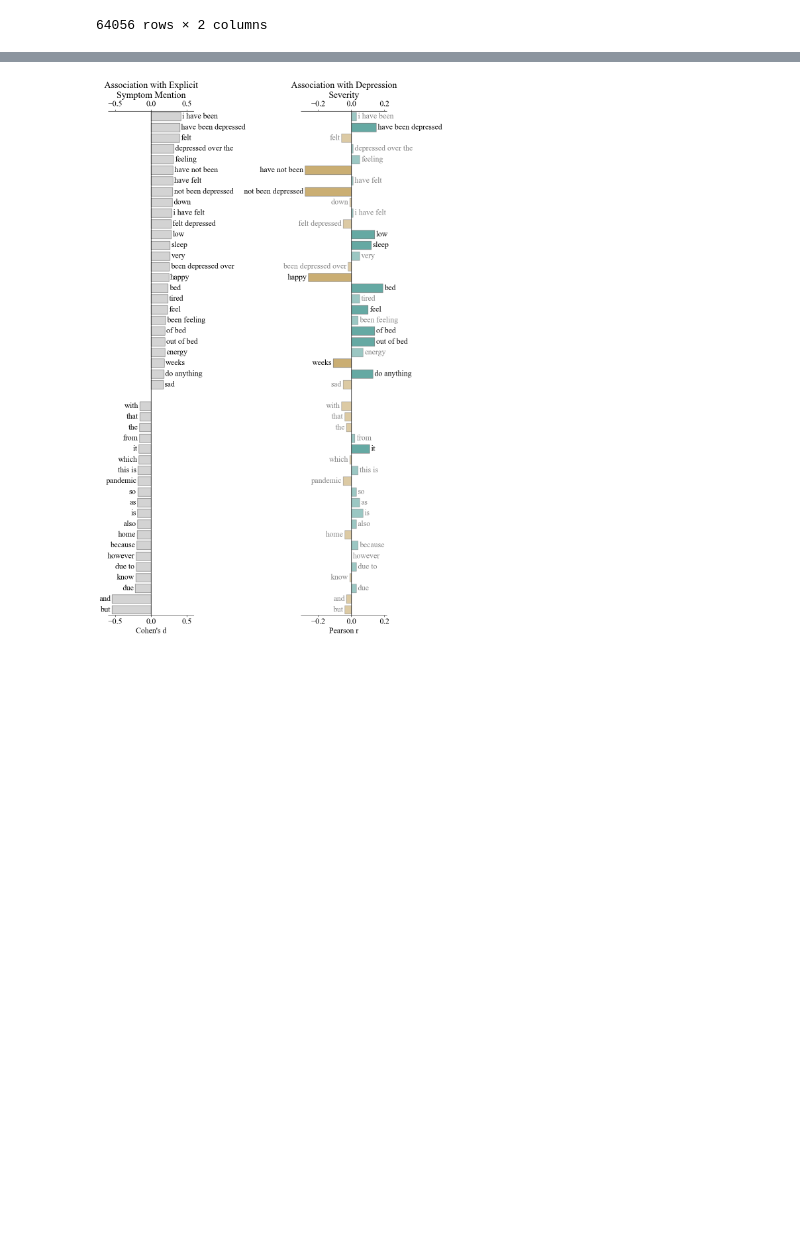
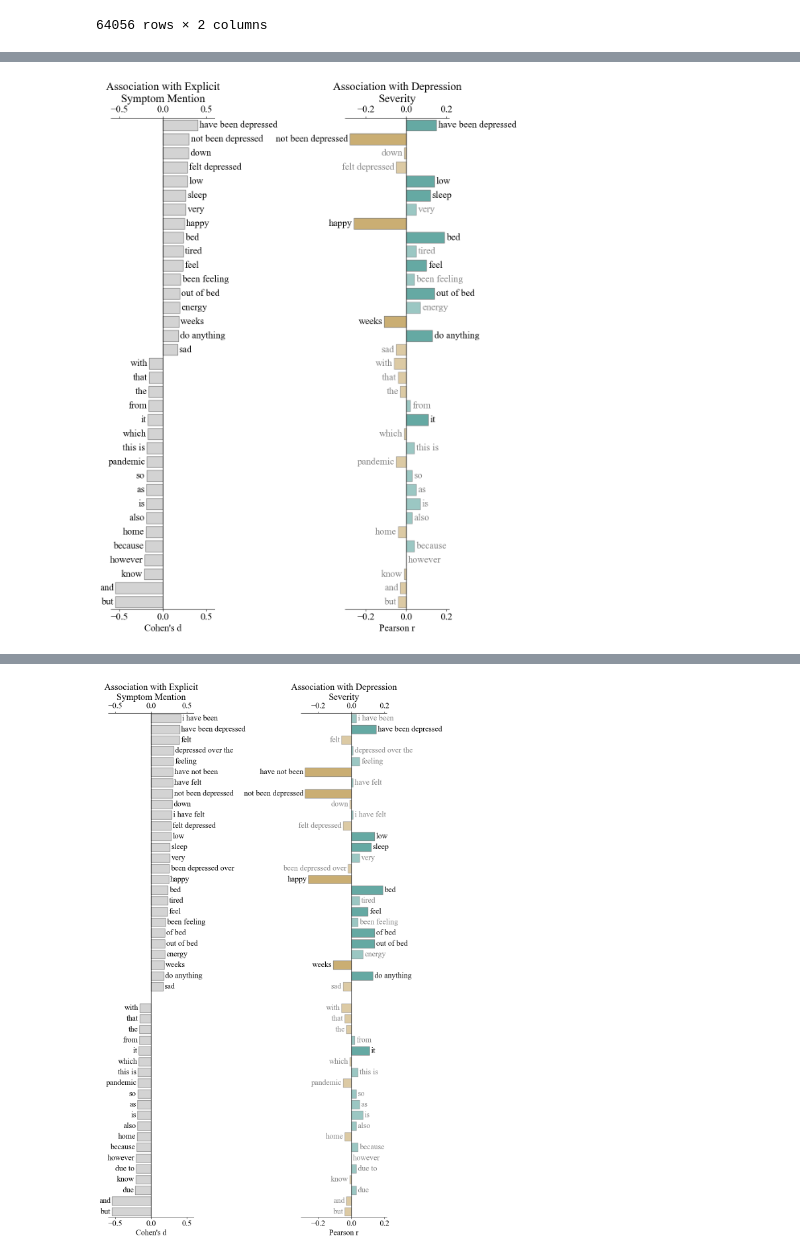
Before and after one commit to adithya8/gpt4-depression-schema, a Jupyter notebook: analysis/explicit_word_analysis.ipynb, the cells around one changed output, grey strips where cells are left out. Saved outputs shown, nothing was run; the diff lists cells and outputs as text; code cells hidden in the pictures; blank space fills up the shorter version.

```diff
--- a/analysis/explicit_word_analysis.ipynb
+++ b/analysis/explicit_word_analysis.ipynb
@@ -710,0 +725,5 @@ plt.show()
+# %%
+row_idx_to_drop = [0, 2, 3, 4, 5, 8, 13]
+row_idx = list(set(range(merged_df.shape[0])) - set(row_idx_to_drop))
+merged_df_manualfilter = merged_df.iloc[row_idx].reset_index(drop=True)
+merged_df_manualfilter
@@ -710,0 +748,95 @@ plt.show()
+# %%
+font_path = '/usr/share/fonts/truetype/msttcorefonts/Times_New_Roman.ttf'
+# Create a font properties object
+custom_font = font_manager.FontProperties(fname=font_path)
+
+title_fontsize = 20
+label_fontsize = 17
+ticks_fontsize = 17
+text_fontsize = 17
+reduced_opacity = 0.65
+
+neg_color = "#d8b365"
+pos_color = "#5ab4ac"
+
+# Plotting
+fig, axes = plt.subplots(nrows=1, ncols=2, figsize=(10.5, 14), sharey=True)
+
+# Plot for Explicit (d)
+barplot_d = sns.barplot(ax=axes[0], x='Explicit (d)', y='term', data=merged_df_manualfilter,
+            palette=['lightgray' if d < 0 else 'lightgray' for d in merged_df_manualfilter['Explicit (d)']],
+            edgecolor='gray')
+axes[0].set_title("Association with Explicit\nSymptom Mention", fontsize=title_fontsize,
+                  fontproperties=custom_font)
+axes[0].set_xlim(-0.6, 0.6)
+axes[0].axvline(0, color='black', linewidth=1.0)
+axes[0].set_xlabel("Cohen's d", fontsize=label_fontsize, fontproperties=custom_font)
+axes[0].tick_params(axis='x', labelsize=ticks_fontsize)
+axes[0].set_ylabel("")
+axes[0].set_yticks([])
+axes[0].spines['left'].set_visible(False)
+axes[0].spines['right'].set_visible(False)
+# axes[0].spines['top'].set_visible(False)
+
+# Annotate terms next to the bars for Explicit (d)
+for i in range(merged_df_manualfilter.shape[0]):
+    value = merged_df_manualfilter['Explicit (d)'][i]
+    if value < 0:
+        axes[0].text(value - 0.02, i, merged_df_manualfilter['term'][i],
+                     color='black', ha="right", va='center', fontsize=text_fontsize,
+                     fontproperties=custom_font)
+    else:
+        axes[0].text(value + 0.02, i, merged_df_manualfilter['term'][i],
+                     color='black', ha="left", va='center', fontsize=text_fontsize,
+                     fontproperties=custom_font)
+
+# Plot for Depression Severity (r)
+# Set opacity of bars to 0.5 for terms with p-value > 0.05
+barplot_r = sns.barplot(ax=axes[1], x='Depression Severity (r)', y='term', data=merged_df_manualfilter,
+            palette=[neg_color if d < 0 else pos_color for d in merged_df_manualfilter['Depression Severity (r)']],
+            edgecolor='gray', dodge=False)
+axes[1].set_title("Association with Depression\nSeverity", fontsize=title_fontsize,
+                  fontproperties=custom_font)
+axes[1].axvline(0, color='black', linewidth=1.0)
+axes[1].set_xlabel("Pearson r", fontsize=label_fontsize, fontproperties=custom_font)
+axes[1].tick_params(axis='x', labelsize=ticks_fontsize)
+axes[1].set_ylabel("")
+axes[1].set_yticks([])
+axes[1].spines['left'].set_visible(False)
+axes[1].spines['right'].set_visible(False)
+# axes[1].spines['top'].set_visible(False)
+
+for i, patch in enumerate(barplot_r.patches):
+    alpha = reduced_opacity if merged_df_manualfilter['p_val'][i] > 0.05 else 1.0
+    patch.set_alpha(alpha)
+
+# Annotate terms next to the bars for Depression Severity (r)
+for i in range(merged_df_manualfilter.shape[0]):
+    value = merged_df_manualfilter['Depression Severity (r)'][i]
+    color = 'gray' if merged_df_manualfilter['p_val'][i] > 0.05 else 'black'
+    offset_size = 2 if merged_df_manualfilter['p_val'][i] < 0.05 else 0
+    if value < 0:
+        axes[1].text(value - 0.009, i, merged_df_manualfilter['term'][i],
+                     color=color, ha="right", va='center', fontsize=text_fontsize,
+                     fontproperties=custom_font)
+    else:
+        axes[1].text(value + 0.009, i, merged_df_manualfilter['term'][i],
+                    color=color, ha="left", va='center', fontsize=text_fontsize,
+                    fontproperties=custom_font)
+
+# Add x-ticks to both top and bottom
+for ax in axes:
+    ax.tick_params(top=True, bottom=True, labeltop=True, labelbottom=True)
+    for tick in ax.get_xticklabels():
+        tick.set_fontproperties(custom_font)
+    ax.tick_params(axis='x', labelsize=ticks_fontsize)
+
+
+plt.tight_layout()
+plt.show()
+
+# # save the plot as svg
+# fig.savefig('../data/figures/word_explicit_severity_gpt4.svg', format='svg', dpi=1200, bbox_inches='tight')
+# fig.savefig('../data/figures/word_explicit_severity_gpt4_1to3gram.png', format='png', dpi=1200, bbox_inches='tight')
+# %% [output]
+[figure, added]
```
Also changed, not shown: parts of 15 cells of this notebook, 6 other files.
